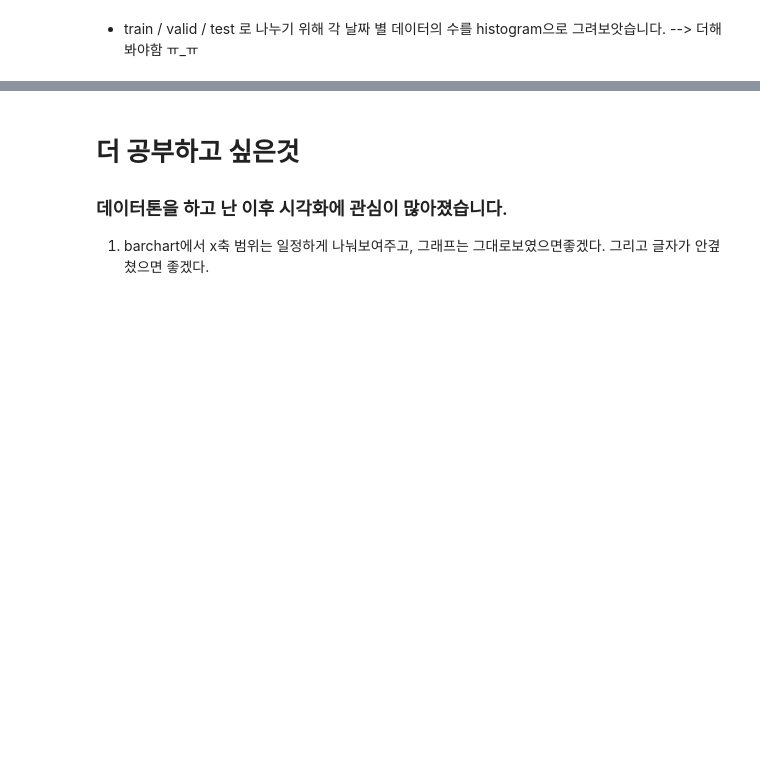
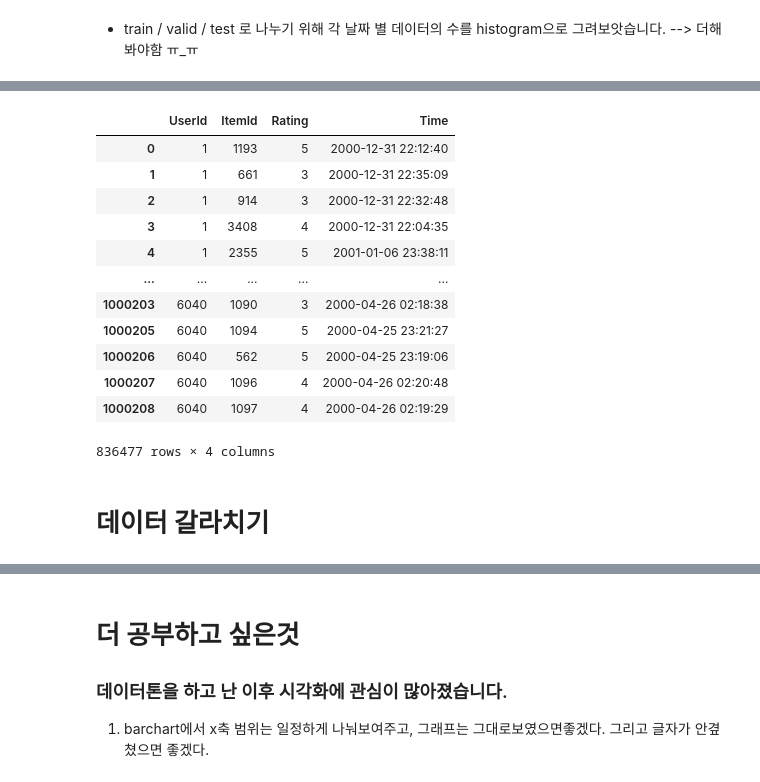
Before and after one commit to Nega0619/Aiffel_Submitted_Exploration_nodes, a Jupyter notebook: [ex_16] Predicting the movie to watch next time.ipynb, the cells around one changed output, grey strips where cells are left out. Drawn from its saved outputs; the diff is of its cells as text; code cells hidden in the pictures; blank space fills up the shorter version.

```diff
--- a/[ex_16] Predicting the movie to watch next time.ipynb
+++ b/[ex_16] Predicting the movie to watch next time.ipynb
@@ -483,0 +768,12 @@ tr_dataset.session_idx
+# %%
+data_path = Path(os.getenv('HOME')+'/aiffel/yoochoose/data/')
+train_path = data_path / 'ratings.dat'
+
+def load_data(data_path: Path, nrows=None):
+    data = pd.read_csv(data_path, sep='::', header=None, usecols=[0, 1, 2, 3], dtype={0: np.int32, 1: np.int32, 2: np.int32}, nrows=nrows)
+    data.columns = ['UserId', 'ItemId', 'Rating', 'Time']
+    return data
+
+data = load_data(train_path, None)
+# data.sort_values(['UserId', 'Time'], inplace=True)  # data를 id와 시간 순서로 정렬해줍니다.
+data
@@ -483,0 +802,30 @@ tr_dataset.session_idx
+# %%
+def cleanse_recursive(data: pd.DataFrame, shortest, longest, least_rating) -> pd.DataFrame:
+    while True:
+        before_len = len(data)
+        data = cleanse_unpopular_item(data, least_rating)
+        data = cleanse_short_session(data, shortest)
+#         data = cleanse_long_session(data, longest)
+        after_len = len(data)
+        if before_len == after_len:
+            break
+    return data
+# %%
+data = cleanse_recursive(data, shortest=2, longest=177, least_rating=3)
+data
+# %% [output]
+|  | UserId | ItemId | Rating | Time |
+| 0 | 1 | 1193 | 5 | 2000-12-31 22:12:40 |
+| 1 | 1 | 661 | 3 | 2000-12-31 22:35:09 |
+| 2 | 1 | 914 | 3 | 2000-12-31 22:32:48 |
+| 3 | 1 | 3408 | 4 | 2000-12-31 22:04:35 |
+| 4 | 1 | 2355 | 5 | 2001-01-06 23:38:11 |
+| ... | ... | ... | ... | ... |
+| 1000203 | 6040 | 1090 | 3 | 2000-04-26 02:18:38 |
+| 1000205 | 6040 | 1094 | 5 | 2000-04-25 23:21:27 |
+| 1000206 | 6040 | 562 | 5 | 2000-04-25 23:19:06 |
+| 1000207 | 6040 | 1096 | 4 | 2000-04-26 02:20:48 |
+| 1000208 | 6040 | 1097 | 4 | 2000-04-26 02:19:29 |
+836477 rows × 4 columns
+# %% [markdown]
+# 데이터 갈라치기
```
Also changed, not shown: parts of 48 cells of this notebook.
